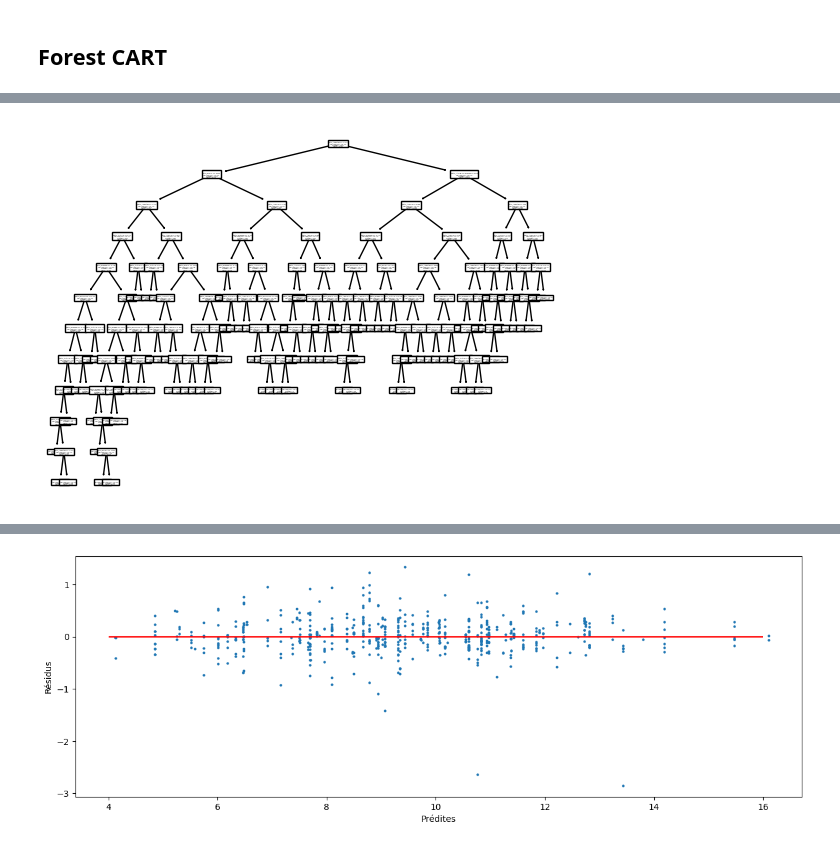
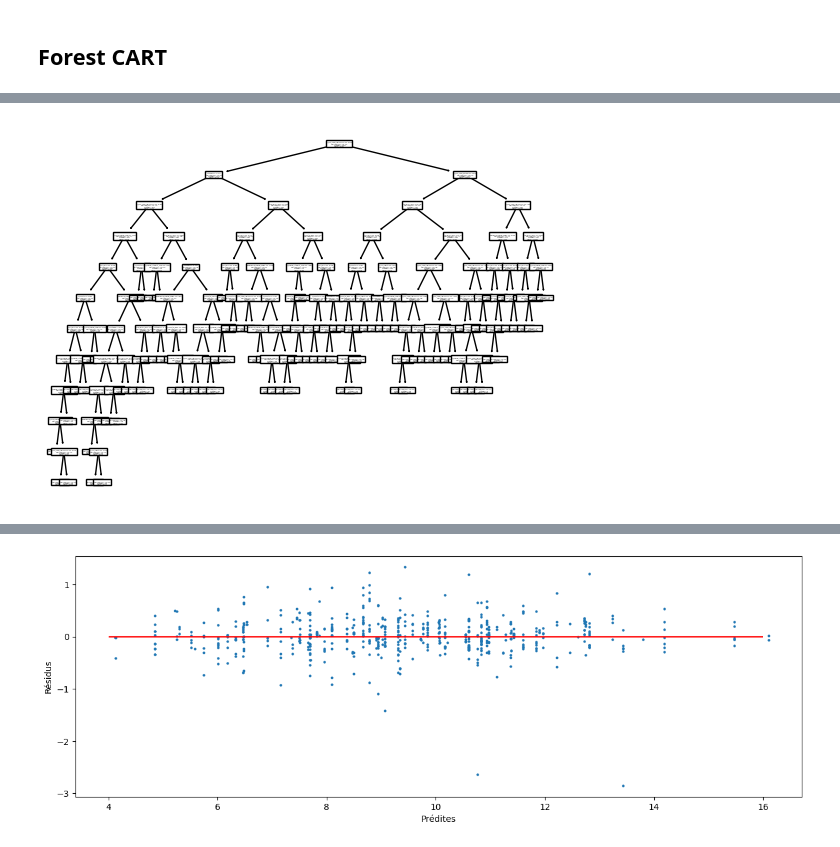
Before and after one commit to PaolaDeTruchis/MachineLearning, a Jupyter notebook: Projet_ML_Python.ipynb, the cells around one changed output, grey strips where cells are left out. Saved outputs shown, nothing was run; the diff lists cells and outputs as text; code cells hidden in the pictures.

```diff
--- a/Projet_ML_Python.ipynb
+++ b/Projet_ML_Python.ipynb
@@ -961,15 +962,15 @@ Matrice de confusion :
 # %%
 from sklearn.tree import plot_tree
 import matplotlib.pyplot as plt
 # treeG=DecisionTreeRegressor(max_depth=treeOpt.best_params_['max_depth'])
 treeG = best_model
 treeG.fit(Xr_train,CO2_train)
-plot_tree(treeG,feature_names=dfC.columns.tolist())
+plot_tree(treeG,feature_names=dataQuant.columns.tolist())
 plt.show()
-feature_names=dfC.columns.tolist()
+feature_names=dataQuant.columns.tolist()
 # print("node 0 : ",feature_names[treeG.tree_.feature[0]]," <= ",treeG.tree_.threshold[0])
 # %% [output]
-[figure, old version]
+[figure, new version]
 # %%
 # Calcul des coûts de complexité
 ccp_alphas = treeG.cost_complexity_pruning_path(Xr_train, CO2_train)["ccp_alphas"]
```
Also changed, not shown: parts of 27 cells of this notebook.
